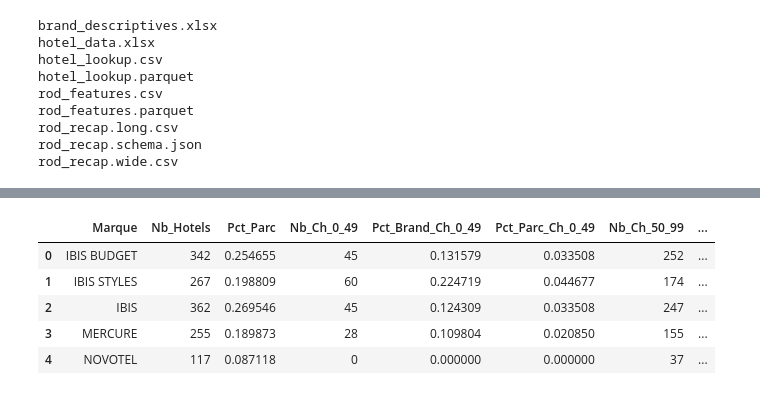
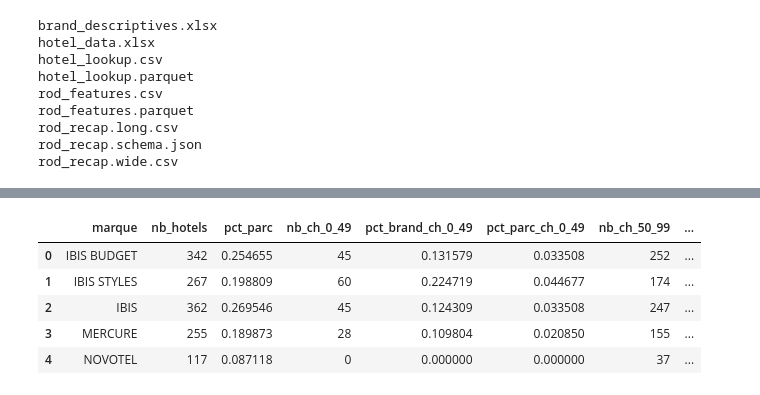
Before and after one commit to klaghmari-github/hotels, a Jupyter notebook: prepare/RodPrep/Explore/explore.ipynb, the cells around one changed output, grey strips where cells are left out. Drawn from its saved outputs; the diff is of its cells as text; code cells hidden in the pictures.

```diff
--- a/prepare/RodPrep/Explore/explore.ipynb
+++ b/prepare/RodPrep/Explore/explore.ipynb
@@ -458,14 +458,14 @@ hotel_features.to_excel("../Output/hotel_data.xlsx", index = False)
 # hotel brand data
 # %%
 hotel_brand_feautres = pd.read_excel("../Input/hotel_brand_data.xlsx")
-# %%
-hotel_brand_feautres
-# %% [output]
-|  | Marque | Nb_Hotels | Pct_Parc | Nb_Ch_0_49 | Pct_Brand_Ch_0_49 | Pct_Parc_Ch_0_49 | Nb_Ch_50_99 | ... |
-| 0 | IBIS BUDGET | 342 | 0.254655 | 45 | 0.131579 | 0.033508 | 252 | ... |
-| 1 | IBIS STYLES | 267 | 0.198809 | 60 | 0.224719 | 0.044677 | 174 | ... |
-| 2 | IBIS | 362 | 0.269546 | 45 | 0.124309 | 0.033508 | 247 | ... |
-| 3 | MERCURE | 255 | 0.189873 | 28 | 0.109804 | 0.020850 | 155 | ... |
-| 4 | NOVOTEL | 117 | 0.087118 | 0 | 0.000000 | 0.000000 | 37 | ... |
+# %%
+hotel_brand_feautres.rename({col : col.lower() for col in hotel_brand_feautres.columns}, axis=1)
+# %% [output]
+|  | marque | nb_hotels | pct_parc | nb_ch_0_49 | pct_brand_ch_0_49 | pct_parc_ch_0_49 | nb_ch_50_99 | ... |
+| 0 | IBIS BUDGET | 342 | 0.254655 | 45 | 0.131579 | 0.033508 | 252 | ... |
+| 1 | IBIS STYLES | 267 | 0.198809 | 60 | 0.224719 | 0.044677 | 174 | ... |
+| 2 | IBIS | 362 | 0.269546 | 45 | 0.124309 | 0.033508 | 247 | ... |
+| 3 | MERCURE | 255 | 0.189873 | 28 | 0.109804 | 0.020850 | 155 | ... |
+| 4 | NOVOTEL | 117 | 0.087118 | 0 | 0.000000 | 0.000000 | 37 | ... |
 # %%
 hotel_brand_feautres.to_excel("../Output/hotel_brand_data.xlsx", index = False)
```
Also changed, not shown: 1 other file.
